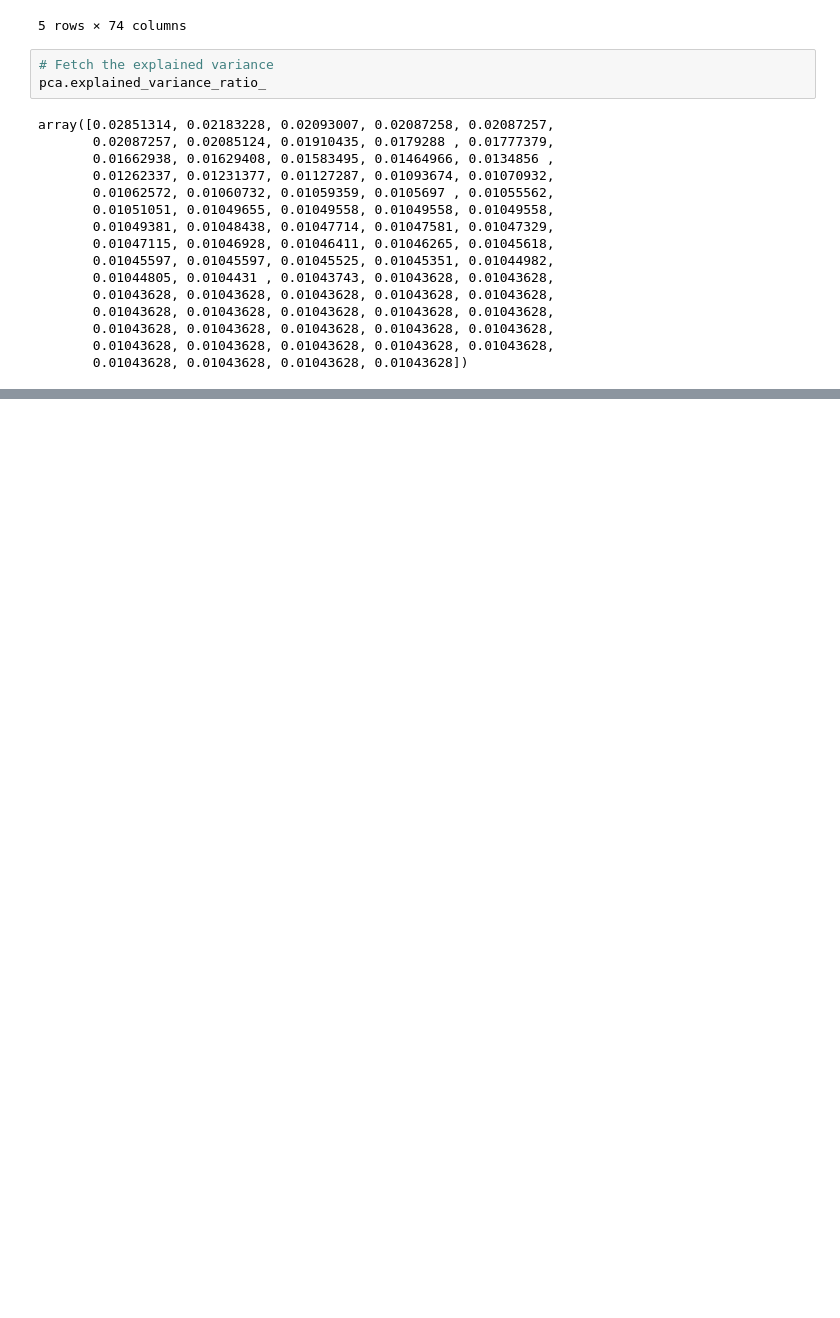
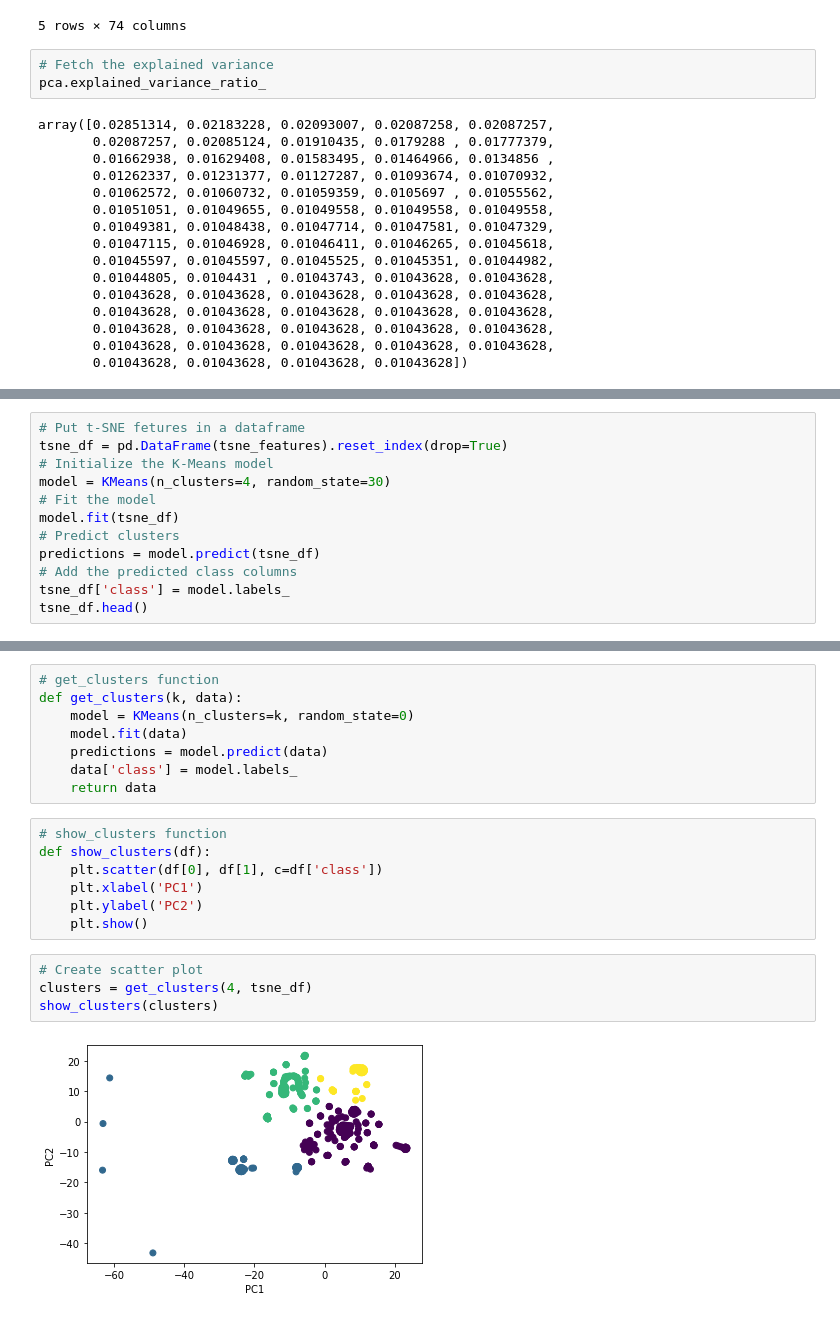
Before and after one commit to will5722/Cryptocurrency_Clusters, a Jupyter notebook: Cryptocurrency_Clusters.ipynb, the cells around one changed output, grey strips where cells are left out. Cells and saved outputs as stored; diff of their text form; blank space fills up the shorter version.

```diff
--- a/Cryptocurrency_Clusters.ipynb
+++ b/Cryptocurrency_Clusters.ipynb
@@ -134,0 +200,12 @@ array([0.02851314, 0.02183228, 0.02093007, 0.02087258, 0.02087257,
+# %%
+# Put t-SNE fetures in a dataframe
+tsne_df = pd.DataFrame(tsne_features).reset_index(drop=True)
+# Initialize the K-Means model
+model = KMeans(n_clusters=4, random_state=30)
+# Fit the model
+model.fit(tsne_df)
+# Predict clusters
+predictions = model.predict(tsne_df)
+# Add the predicted class columns
+tsne_df['class'] = model.labels_
+tsne_df.head()
@@ -134,0 +228,21 @@ array([0.02851314, 0.02183228, 0.02093007, 0.02087258, 0.02087257,
+# %%
+# get_clusters function
+def get_clusters(k, data):
+    model = KMeans(n_clusters=k, random_state=0)
+    model.fit(data)
+    predictions = model.predict(data)
+    data['class'] = model.labels_
+    return data
+# %%
+# show_clusters function
+def show_clusters(df):
+    plt.scatter(df[0], df[1], c=df['class'])
+    plt.xlabel('PC1')
+    plt.ylabel('PC2')
+    plt.show()
+# %%
+# Create scatter plot
+clusters = get_clusters(4, tsne_df)
+show_clusters(clusters)
+# %% [output]
+[figure, added]
```
Also changed, not shown: parts of 12 cells of this notebook.
